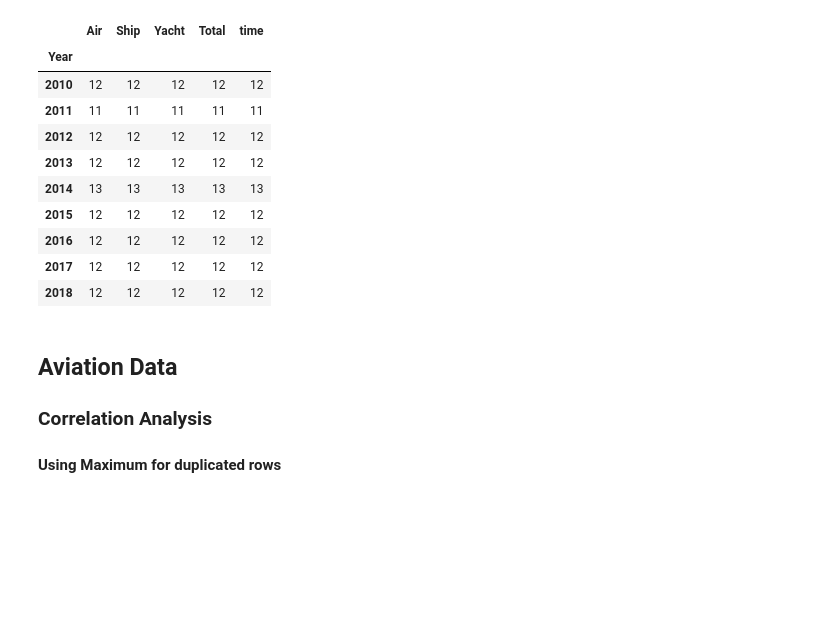
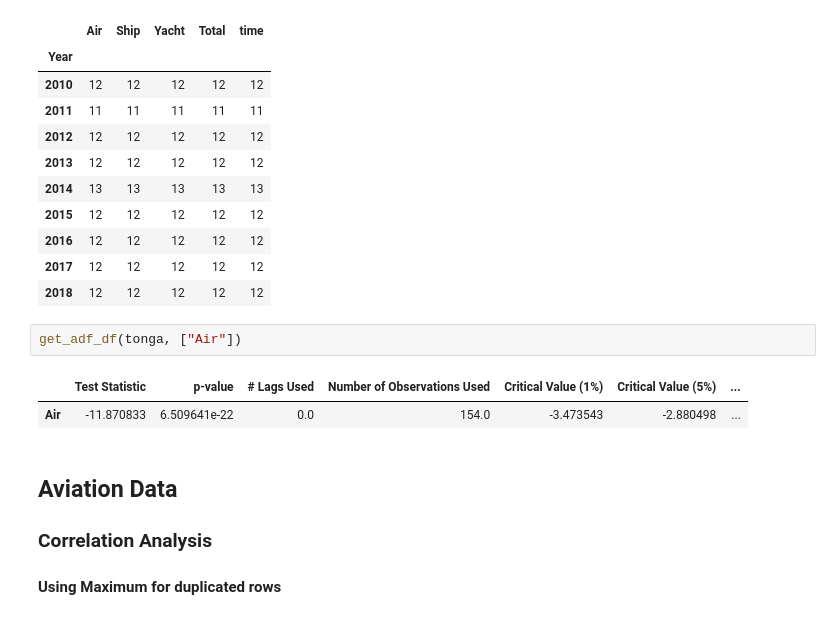
Before and after one commit to worldbank/pacific-observatory, a Jupyter notebook: scripts/notebooks/EDA-Tonga.ipynb, the cells around one changed output. Drawn from its saved outputs; the diff is of its cells as text; blank space fills up the shorter version.

```diff
--- a/scripts/notebooks/EDA-Tonga.ipynb
+++ b/scripts/notebooks/EDA-Tonga.ipynb
@@ -127,6 +127,11 @@ tonga_monthly_pre19.groupby(by="Year").count()
 | 2016 | 12 | 12 | 12 | 12 | 12 |
 | 2017 | 12 | 12 | 12 | 12 | 12 |
 | 2018 | 12 | 12 | 12 | 12 | 12 |
+# %%
+get_adf_df(tonga, ["Air"])
+# %% [output]
+|  | Test Statistic | p-value | # Lags Used | Number of Observations Used | Critical Value (1%) | Critical Value (5%) | ... |
+| Air | -11.870833 | 6.509641e-22 | 0.0 | 154.0 | -3.473543 | -2.880498 | ... |
 # %% [markdown]
 ## Aviation Data
 ### Correlation Analysis
```
Also changed, not shown: 6 other files.
